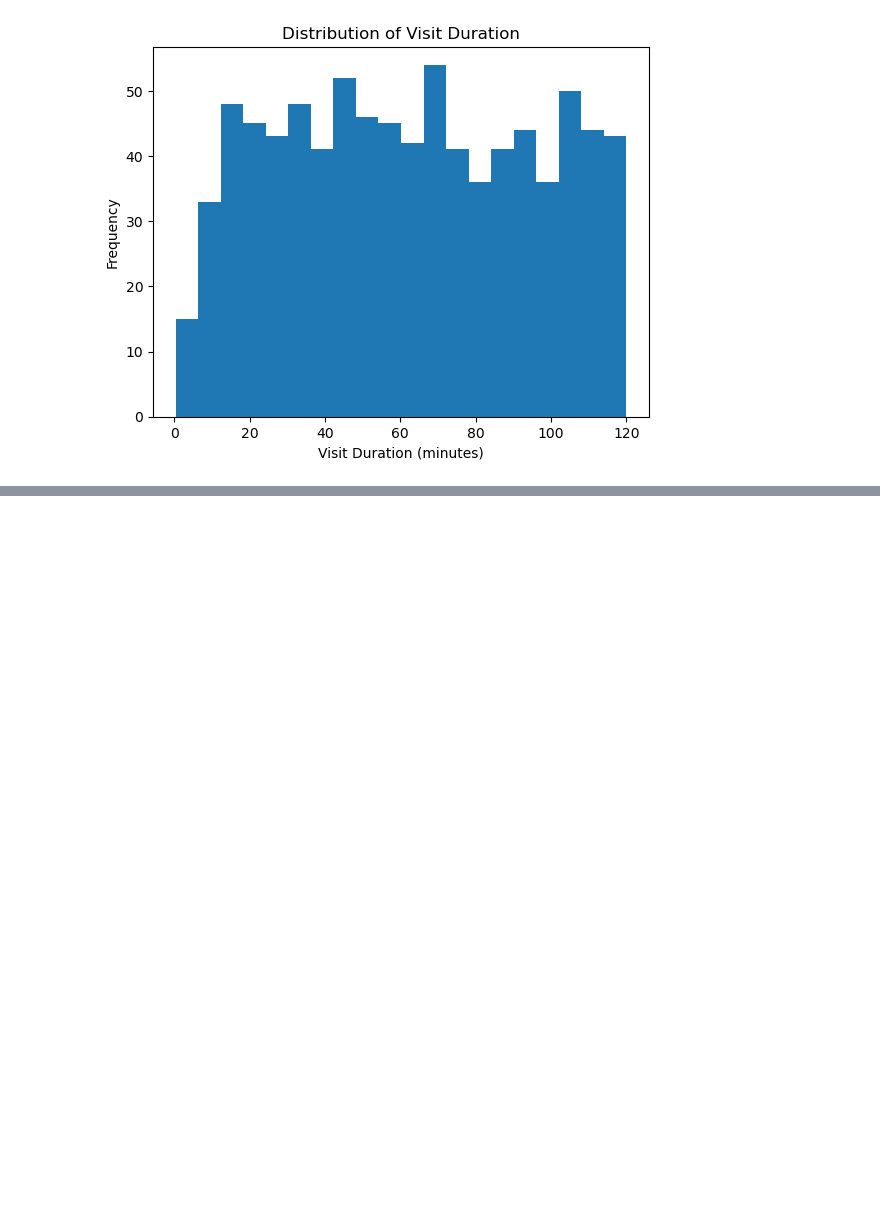
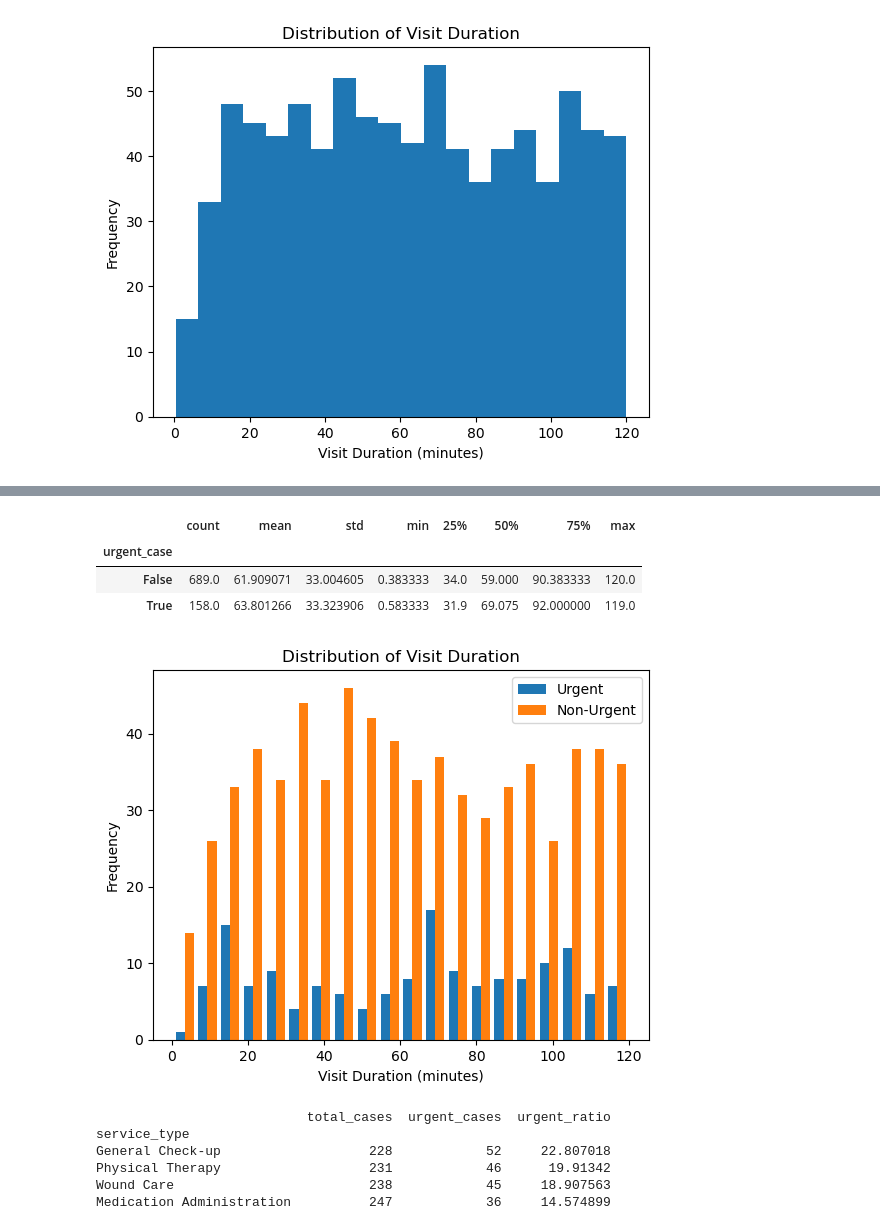
Before and after one commit to tawanwetaya-debug/speedoc_assignment, a Jupyter notebook: data_analysis.ipynb, the cells around one changed output, grey strips where cells are left out. Saved outputs shown, nothing was run; the diff lists cells and outputs as text; code cells hidden in the pictures; blank space fills up the shorter version.

```diff
--- a/data_analysis.ipynb
+++ b/data_analysis.ipynb
@@ -478,0 +508,20 @@ plt.show()
+# %%
+## handle service_type spelling error
+corrections = {
+    'Pyhcisal Therapy': 'Physical Therapy',
+    'General Chek-up': 'General Check-up',
+    'Medication Administratino': 'Medication Administration',
+    'Medicatn Adminstratino': 'Medication Administration',
+    'Wound Cae': 'Wound Care'
+}
+
+df_test['service_type'] = df_test['service_type'].replace(corrections)
+# %%
+## Handle visit_location spelling error
+corrections_visit_location = {
+    'Easst' : 'East',
+    'Notrh' : 'North',
+    'Soutth' : 'South',
+    'Wsst' : 'West'
+}
+df_test['visit_location'] = df_test['visit_location'].replace(corrections_visit_location)
@@ -478,0 +601,24 @@ plt.show()
+# %%
+## 3.5 Infer insights from nurse_notes regarding visit outcomes
+## Any significant different in visit duration minutes for the urgent cases and non-urgent cases
+
+df_test.groupby('urgent_case')['visit_duration_minutes'].describe()
+# %% [output]
+|  | count | mean | std | min | 25% | 50% | 75% | max |
+| urgent_case |  |  |  |  |  |  |  |  |
+| False | 689.0 | 61.909071 | 33.004605 | 0.383333 | 34.0 | 59.000 | 90.383333 | 120.0 |
+| True | 158.0 | 63.801266 | 33.323906 | 0.583333 | 31.9 | 69.075 | 92.000000 | 119.0 |
+# %%
+## plot a histogram of the visit_duration_minutes column for the urgent cases and non-urgent cases
+import matplotlib.pyplot as plt
+urgent_data = df_test[df_test['urgent_case'] == True]['visit_duration_minutes']
+non_urgent_data = df_test[df_test['urgent_case'] == False]['visit_duration_minutes']
+
+plt.hist([urgent_data, non_urgent_data], bins=20, label=['Urgent', 'Non-Urgent'])
+plt.xlabel('Visit Duration (minutes)')
+plt.ylabel('Frequency')
+plt.title('Distribution of Visit Duration')
+plt.legend()
+plt.show()
+# %% [output]
+[figure, added]
@@ -478,0 +627,23 @@ plt.show()
+# %%
+## Check if there are any services that are more likely to be urgent cases than non-urgent cases by calculating the percentage of urgent cases for each service type and sort the values in descending order
+summary = (
+    df_test.groupby('service_type')['urgent_case']
+    .agg(['count','sum','mean'])
+    .rename(columns={
+        'count':'total_cases',
+        'sum':'urgent_cases',
+        'mean':'urgent_ratio'
+    })
+    .sort_values('urgent_ratio', ascending=False)
+)
+
+summary['urgent_ratio'] = summary['urgent_ratio'] * 100
+
+print(summary)
+# %% [output]
+                           total_cases  urgent_cases  urgent_ratio
+service_type
+General Check-up                   228            52     22.807018
+Physical Therapy                   231            46      19.91342
+Wound Care                         238            45     18.907563
+Medication Administration          247            36     14.574899
```
Also changed, not shown: parts of 33 cells of this notebook, 4 other files.
